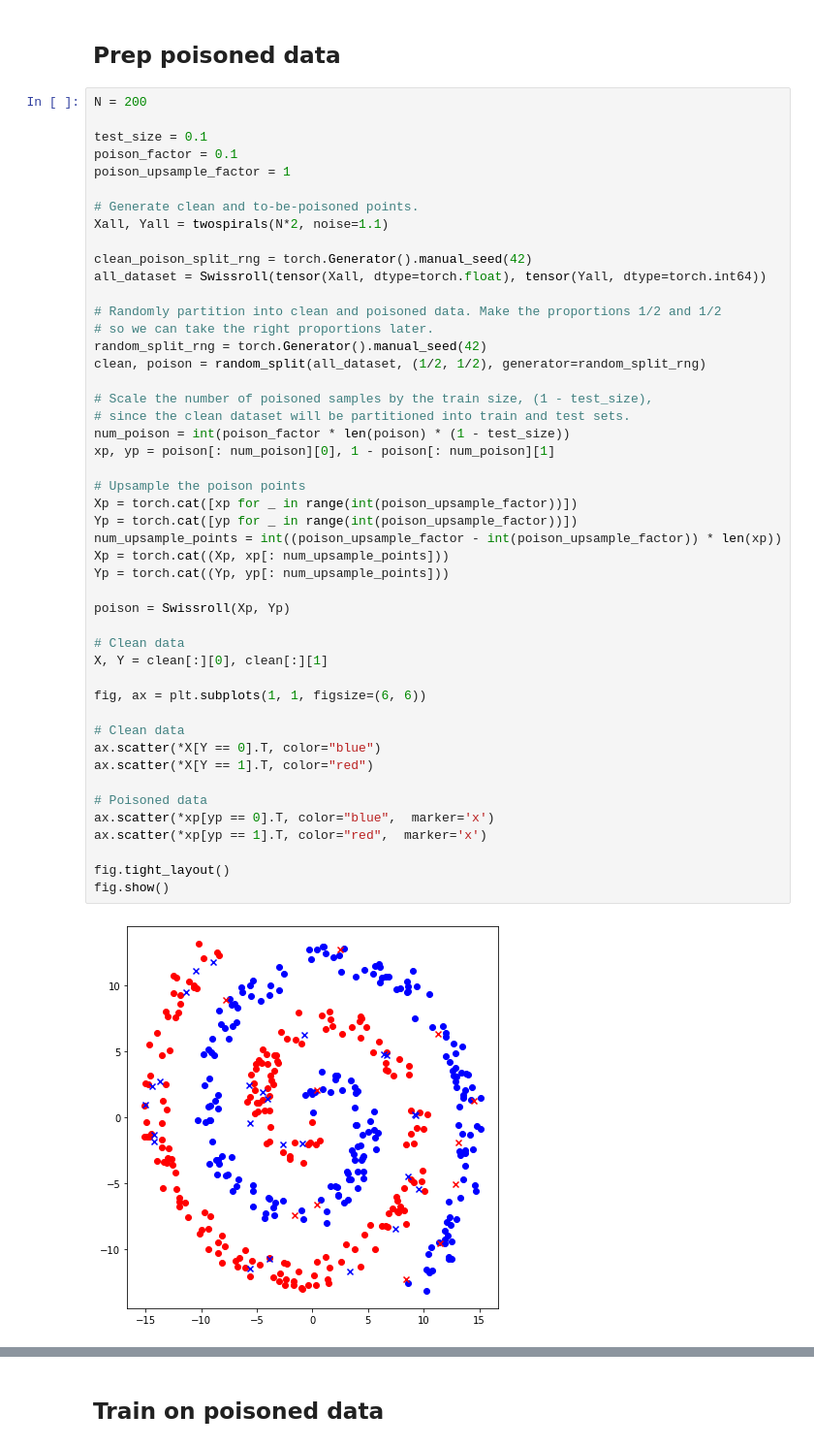
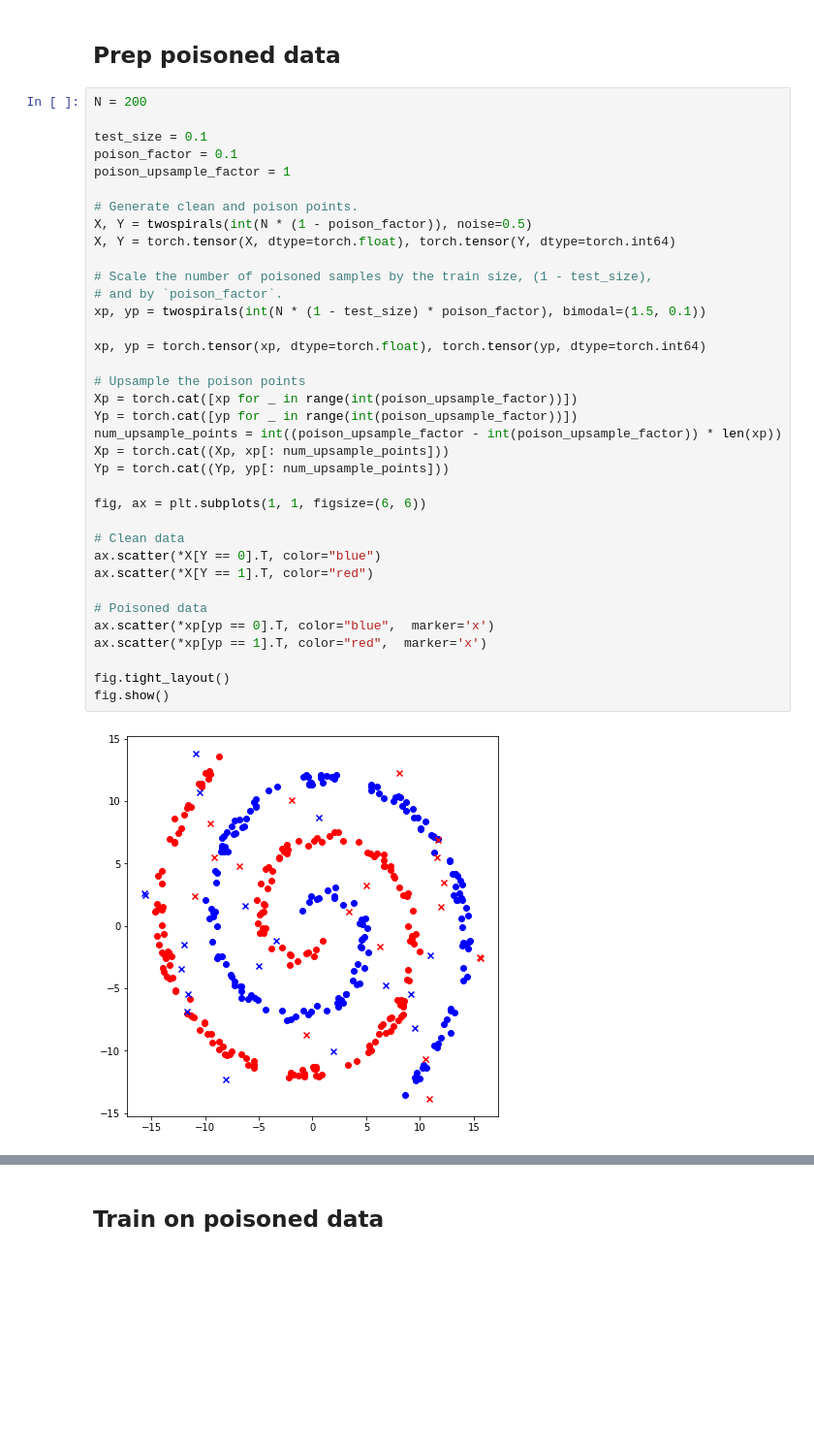
Before and after one commit to Burt360/loss-surfaces-in-data, a Jupyter notebook: swissroll.ipynb, the cells around one changed output, grey strips where cells are left out. Shown: that part at 97% size. Saved outputs shown, nothing was run; the diff lists cells and outputs as text; blank space fills up the shorter version.

Commit message:
feat: try training on new poisoned data

```diff
--- a/swissroll.ipynb
+++ b/swissroll.ipynb
@@ -865,52 +869,41 @@ fig.show()
 # %%
 N = 200
 
 test_size = 0.1
 poison_factor = 0.1
 poison_upsample_factor = 1
 
-# Generate clean and to-be-poisoned points.
-Xall, Yall = twospirals(N*2, noise=1.1)
-
-clean_poison_split_rng = torch.Generator().manual_seed(42)
-all_dataset = Swissroll(tensor(Xall, dtype=torch.float), tensor(Yall, dtype=torch.int64))
-
-# Randomly partition into clean and poisoned data. Make the proportions 1/2 and 1/2
-# so we can take the right proportions later.
-random_split_rng = torch.Generator().manual_seed(42)
-clean, poison = random_split(all_dataset, (1/2, 1/2), generator=random_split_rng)
+# Generate clean and poison points.
+X, Y = twospirals(int(N * (1 - poison_factor)), noise=0.5)
+X, Y = torch.tensor(X, dtype=torch.float), torch.tensor(Y, dtype=torch.int64)
 
 # Scale the number of poisoned samples by the train size, (1 - test_size),
-# since the clean dataset will be partitioned into train and test sets.
-num_poison = int(poison_factor * len(poison) * (1 - test_size))
-xp, yp = poison[: num_poison][0], 1 - poison[: num_poison][1]
+# and by `poison_factor`.
+xp, yp = twospirals(int(N * (1 - test_size) * poison_factor), bimodal=(1.5, 0.1))
+
+xp, yp = torch.tensor(xp, dtype=torch.float), torch.tensor(yp, dtype=torch.int64)
 
 # Upsample the poison points
 Xp = torch.cat([xp for _ in range(int(poison_upsample_factor))])
 Yp = torch.cat([yp for _ in range(int(poison_upsample_factor))])
 num_upsample_points = int((poison_upsample_factor - int(poison_upsample_factor)) * len(xp))
 Xp = torch.cat((Xp, xp[: num_upsample_points]))
 Yp = torch.cat((Yp, yp[: num_upsample_points]))
-
-poison = Swissroll(Xp, Yp)
-
-# Clean data
-X, Y = clean[:][0], clean[:][1]
 
 fig, ax = plt.subplots(1, 1, figsize=(6, 6))
 
 # Clean data
 ax.scatter(*X[Y == 0].T, color="blue")
 ax.scatter(*X[Y == 1].T, color="red")
 
 # Poisoned data
 ax.scatter(*xp[yp == 0].T, color="blue",  marker='x')
 ax.scatter(*xp[yp == 1].T, color="red",  marker='x')
 
 fig.tight_layout()
 fig.show()
 # %% [output]
-[figure, old version]
+[figure, new version]
 # %%
 train_batch_size = 128
 test_batch_size = 64
```
Also changed, not shown: parts of 6 cells of this notebook.
